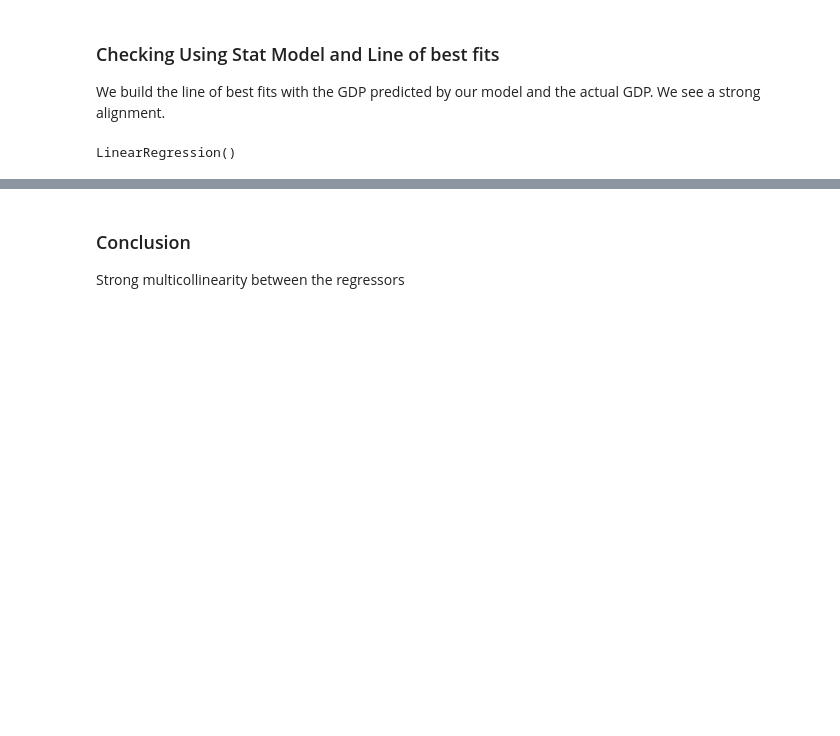
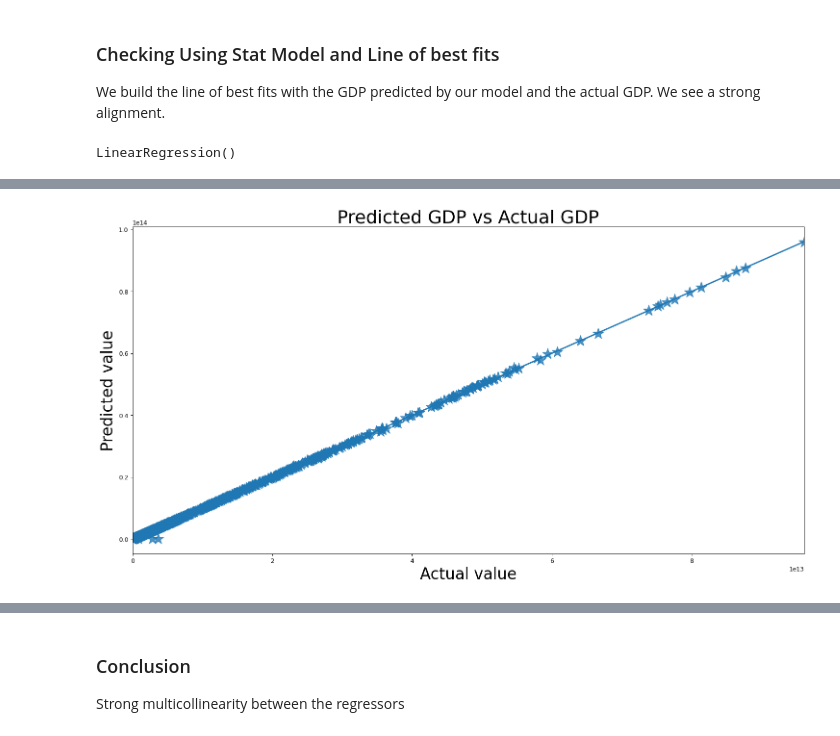
Before and after one commit to Tanushree28/GDP-Project---DataAnalyst_Apprenticeship, a Jupyter notebook: Notebook/Currency Indicators - GDP.ipynb, the cells around one changed output, grey strips where cells are left out. Saved outputs shown, nothing was run; the diff lists cells and outputs as text; code cells hidden in the pictures; blank space fills up the shorter version.

Commit message:
visualization added

```diff
--- a/Notebook/Currency Indicators - GDP.ipynb
+++ b/Notebook/Currency Indicators - GDP.ipynb
@@ -438,9 +438,9 @@ plt.figure(num=3, figsize=(20, 10), dpi=90, facecolor='w', edgecolor='aqua')
 
 sns.regplot(y, p, data=cur_df, marker='*', scatter_kws={"s": 350})
 
-SIZE2=
-plt.rc('xtick', labelsize=SIZE2)    # fontsize of the tick X labels
-plt.rc('ytick', labelsize=SIZE2)    # fontsize of the tick Y labels
+# SIZE2=
+# plt.rc('xtick', labelsize=SIZE2)    # fontsize of the tick X labels
+# plt.rc('ytick', labelsize=SIZE2)    # fontsize of the tick Y labels
 
 
 plt.title('Predicted GDP vs Actual GDP', size=30)
@@ -452,3 +451,4 @@ SyntaxError: invalid syntax (<ipython-input-31-62414ad02b3f>, line 5)
+[figure, added]
 # %%
 Errors=(y-p)
 
```
Also changed, not shown: parts of 10 cells of this notebook, 5 other files.
